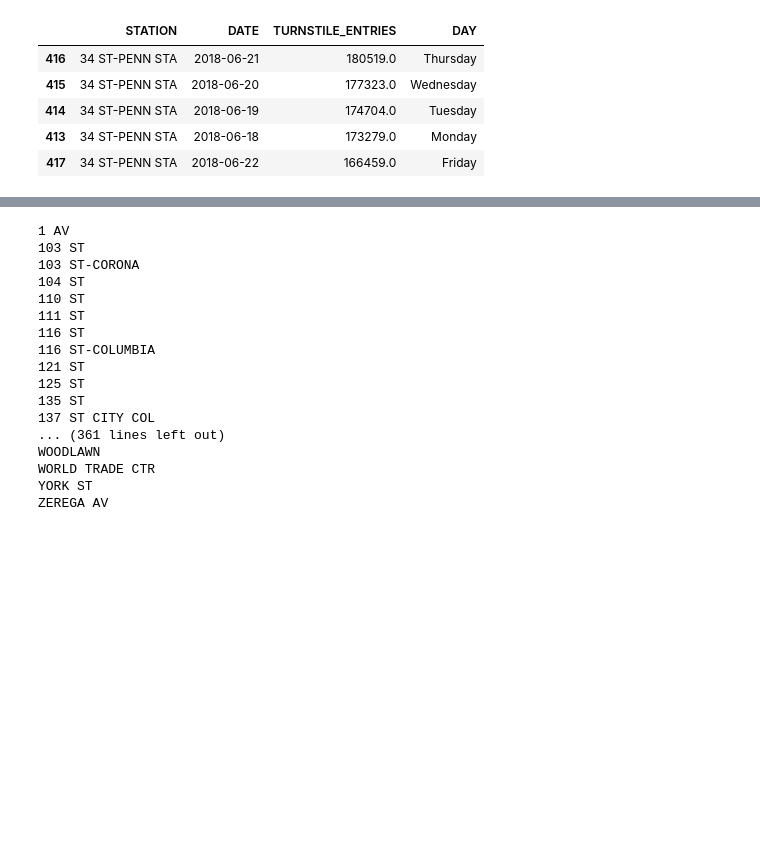
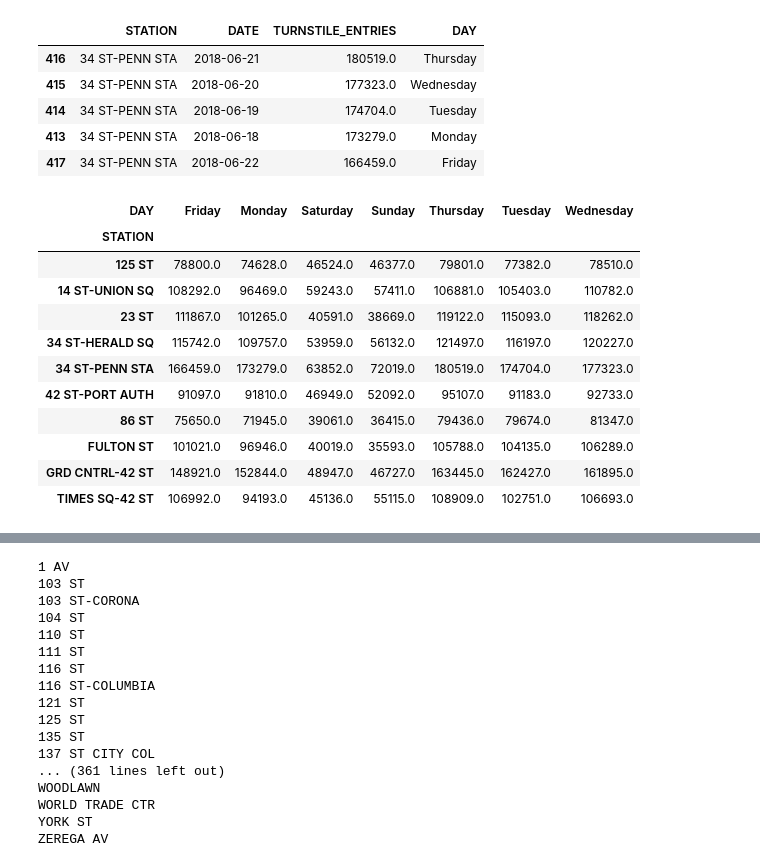
Before and after one commit to BotScutters/metis-project-01, a Jupyter notebook: initial_exploration.ipynb, the cells around one changed output, grey strips where cells are left out. Cells and saved outputs as stored; diff of their text form; code cells hidden in the pictures; blank space fills up the shorter version.

```diff
--- a/initial_exploration.ipynb
+++ b/initial_exploration.ipynb
@@ -183,4 +198,20 @@ top_ten.head()
 | 414 | 34 ST-PENN STA | 2018-06-19 | 174704.0 | Tuesday |
 | 413 | 34 ST-PENN STA | 2018-06-18 | 173279.0 | Monday |
 | 417 | 34 ST-PENN STA | 2018-06-22 | 166459.0 | Friday |
+# %%
+top_ten2 = (top_ten.pivot(index='STATION', columns='DAY', values='TURNSTILE_ENTRIES'))
+top_ten2
+# %% [output]
+| DAY | Friday | Monday | Saturday | Sunday | Thursday | Tuesday | Wednesday |
+| STATION |  |  |  |  |  |  |  |
+| 125 ST | 78800.0 | 74628.0 | 46524.0 | 46377.0 | 79801.0 | 77382.0 | 78510.0 |
+| 14 ST-UNION SQ | 108292.0 | 96469.0 | 59243.0 | 57411.0 | 106881.0 | 105403.0 | 110782.0 |
+| 23 ST | 111867.0 | 101265.0 | 40591.0 | 38669.0 | 119122.0 | 115093.0 | 118262.0 |
+| 34 ST-HERALD SQ | 115742.0 | 109757.0 | 53959.0 | 56132.0 | 121497.0 | 116197.0 | 120227.0 |
+| 34 ST-PENN STA | 166459.0 | 173279.0 | 63852.0 | 72019.0 | 180519.0 | 174704.0 | 177323.0 |
+| 42 ST-PORT AUTH | 91097.0 | 91810.0 | 46949.0 | 52092.0 | 95107.0 | 91183.0 | 92733.0 |
+| 86 ST | 75650.0 | 71945.0 | 39061.0 | 36415.0 | 79436.0 | 79674.0 | 81347.0 |
+| FULTON ST | 101021.0 | 96946.0 | 40019.0 | 35593.0 | 105788.0 | 104135.0 | 106289.0 |
+| GRD CNTRL-42 ST | 148921.0 | 152844.0 | 48947.0 | 46727.0 | 163445.0 | 162427.0 | 161895.0 |
+| TIMES SQ-42 ST | 106992.0 | 94193.0 | 45136.0 | 55115.0 | 108909.0 | 102751.0 | 106693.0 |
 # %%
```
Also changed, not shown: parts of 5 cells of this notebook.
